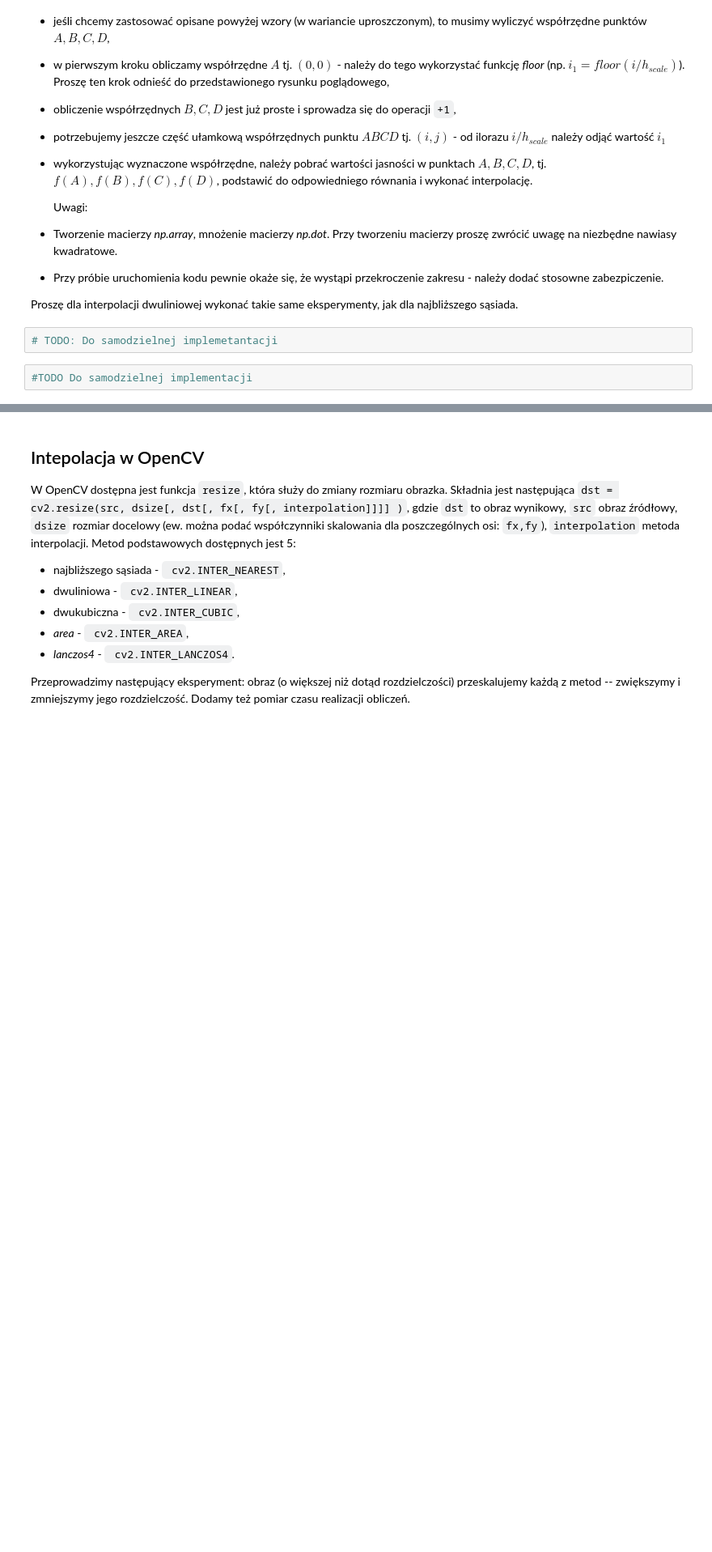
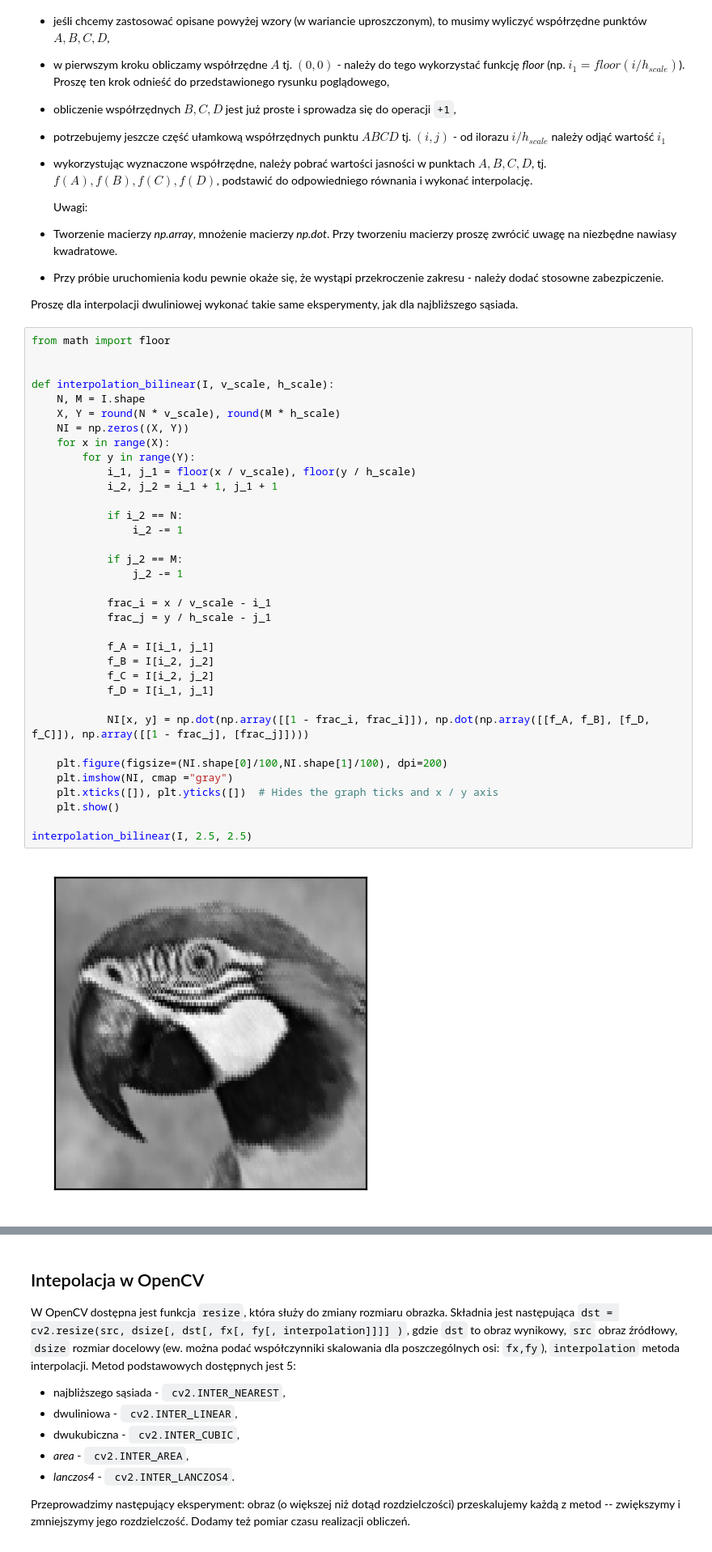
Before and after one commit to tostafin/image-processing-basics-labs, a Jupyter notebook: lab5/05_resolution.ipynb, the cells around one changed output, grey strips where cells are left out. Shown at 81% size. Saved outputs shown, nothing was run; the diff lists cells and outputs as text; blank space fills up the shorter version.

```diff
--- a/lab5/05_resolution.ipynb
+++ b/lab5/05_resolution.ipynb
@@ -221,7 +241,40 @@ Wykorzystując powyższe równania zaimplementuj interpolację dwuliniową:
 * Przy próbie uruchomienia kodu pewnie okaże się, że wystąpi przekroczenie zakresu - należy dodać stosowne zabezpiczenie.
 
 Proszę dla interpolacji dwuliniowej wykonać takie same eksperymenty, jak dla  najbliższego sąsiada.
-# %%
-# TODO: Do samodzielnej implemetantacji
-# %%
-#TODO Do samodzielnej implementacji
+# %%
+from math import floor
+
+
+def interpolation_bilinear(I, v_scale, h_scale):
+    N, M = I.shape
+    X, Y = round(N * v_scale), round(M * h_scale)
+    NI = np.zeros((X, Y))
+    for x in range(X):
+        for y in range(Y):
+            i_1, j_1 = floor(x / v_scale), floor(y / h_scale)
+            i_2, j_2 = i_1 + 1, j_1 + 1
+
+            if i_2 == N:
+                i_2 -= 1
+
+            if j_2 == M:
+                j_2 -= 1
+
+            frac_i = x / v_scale - i_1
+            frac_j = y / h_scale - j_1
+
+            f_A = I[i_1, j_1]
+            f_B = I[i_2, j_2]
+            f_C = I[i_2, j_2]
+            f_D = I[i_1, j_1]
+
+            NI[x, y] = np.dot(np.array([[1 - frac_i, frac_i]]), np.dot(np.array([[f_A, f_B], [f_D, f_C]]), np.array([[1 - frac_j], [frac_j]])))
+
+    plt.figure(figsize=(NI.shape[0]/100,NI.shape[1]/100), dpi=200)
+    plt.imshow(NI, cmap ="gray")
+    plt.xticks([]), plt.yticks([])  # Hides the graph ticks and x / y axis
+    plt.show()
+
+interpolation_bilinear(I, 2.5, 2.5)
+# %% [output]
+[figure, added]
```
Also changed, not shown: parts of 15 cells of this notebook, 1 other file.
